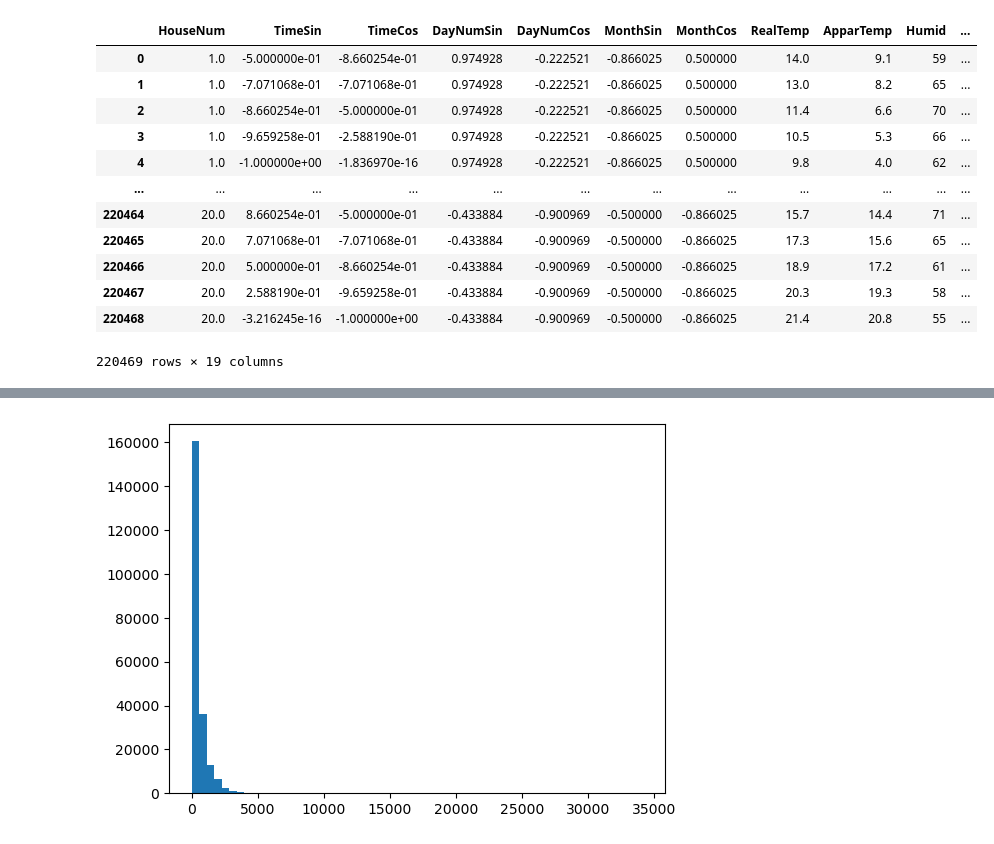
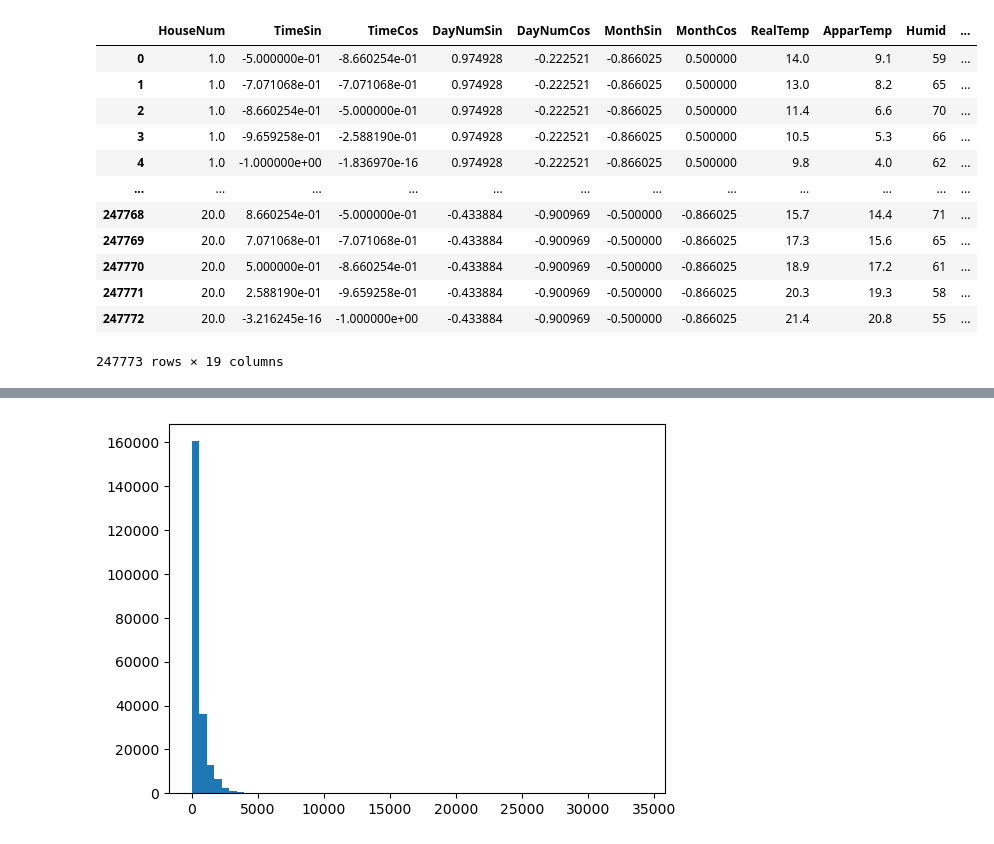
Before and after one commit to strangeman99/NILM_Dataset_Creator, a Jupyter notebook: NormalizeCombine.ipynb, the cells around one changed output, grey strips where cells are left out. Saved outputs shown, nothing was run; the diff lists cells and outputs as text; code cells hidden in the pictures.

```diff
--- a/NormalizeCombine.ipynb
+++ b/NormalizeCombine.ipynb
@@ -2,48 +2,47 @@
 import os
 import pandas as pd
 pd.options.display.max_columns = None
+from sklearn.preprocessing import OneHotEncoder
 
 # Input paths for the different data sets
-refit_input_path = r'C:\Users\nicho\OneDrive - The University of Western Ontario\Ecolux\Databases\REFIT\Regression Training Set'
+refit_input_path = r'C:\Users\nicho\OneDrive - The University of Western Ontario\Ecolux\Databases\REFIT\Completed With Meta'
 all_input_paths = [refit_input_path]
-
-output_path = r'C:\Users\nicho\OneDrive - The University of Western Ontario\Ecolux\Databases\Total Regression\allHouses.csv'
 
 # For combining the houses
 all_houses = []
 house_count = 1
 
 # Getting each dataset
 for path in all_input_paths:
     # Number of houses in the dataset
     num_houses = len([name for name in os.listdir(path) if os.path.isfile(os.path.join(path, name))])
 
     # Go through all houses
     for house_id in range(1, num_houses + 1):
         # Read csv and add to houses list
         house_path = path + '\\house' + str(house_id) + '.csv'
         house_df = pd.read_csv(house_path)
 
         # Putting an arbitrary house number
         house_df.insert(0, 'HouseNum', float(house_count))
 
         # Add it to the houses list
         all_houses.append(house_df)
         house_count += 1
 
 combined_df = pd.concat(all_houses, ignore_index=True)
 combined_df
 # %% [output]
 |  | HouseNum | TimeSin | TimeCos | DayNumSin | DayNumCos | MonthSin | MonthCos | RealTemp | ApparTemp | Humid | ... |
 | 0 | 1.0 | -5.000000e-01 | -8.660254e-01 | 0.974928 | -0.222521 | -0.866025 | 0.500000 | 14.0 | 9.1 | 59 | ... |
 | 1 | 1.0 | -7.071068e-01 | -7.071068e-01 | 0.974928 | -0.222521 | -0.866025 | 0.500000 | 13.0 | 8.2 | 65 | ... |
 | 2 | 1.0 | -8.660254e-01 | -5.000000e-01 | 0.974928 | -0.222521 | -0.866025 | 0.500000 | 11.4 | 6.6 | 70 | ... |
 | 3 | 1.0 | -9.659258e-01 | -2.588190e-01 | 0.974928 | -0.222521 | -0.866025 | 0.500000 | 10.5 | 5.3 | 66 | ... |
 | 4 | 1.0 | -1.000000e+00 | -1.836970e-16 | 0.974928 | -0.222521 | -0.866025 | 0.500000 | 9.8 | 4.0 | 62 | ... |
 | ... | ... | ... | ... | ... | ... | ... | ... | ... | ... | ... | ... |
-| 220464 | 20.0 | 8.660254e-01 | -5.000000e-01 | -0.433884 | -0.900969 | -0.500000 | -0.866025 | 15.7 | 14.4 | 71 | ... |
-| 220465 | 20.0 | 7.071068e-01 | -7.071068e-01 | -0.433884 | -0.900969 | -0.500000 | -0.866025 | 17.3 | 15.6 | 65 | ... |
-| 220466 | 20.0 | 5.000000e-01 | -8.660254e-01 | -0.433884 | -0.900969 | -0.500000 | -0.866025 | 18.9 | 17.2 | 61 | ... |
-| 220467 | 20.0 | 2.588190e-01 | -9.659258e-01 | -0.433884 | -0.900969 | -0.500000 | -0.866025 | 20.3 | 19.3 | 58 | ... |
-| 220468 | 20.0 | -3.216245e-16 | -1.000000e+00 | -0.433884 | -0.900969 | -0.500000 | -0.866025 | 21.4 | 20.8 | 55 | ... |
+| 247768 | 20.0 | 8.660254e-01 | -5.000000e-01 | -0.433884 | -0.900969 | -0.500000 | -0.866025 | 15.7 | 14.4 | 71 | ... |
+| 247769 | 20.0 | 7.071068e-01 | -7.071068e-01 | -0.433884 | -0.900969 | -0.500000 | -0.866025 | 17.3 | 15.6 | 65 | ... |
+| 247770 | 20.0 | 5.000000e-01 | -8.660254e-01 | -0.433884 | -0.900969 | -0.500000 | -0.866025 | 18.9 | 17.2 | 61 | ... |
+| 247771 | 20.0 | 2.588190e-01 | -9.659258e-01 | -0.433884 | -0.900969 | -0.500000 | -0.866025 | 20.3 | 19.3 | 58 | ... |
+| 247772 | 20.0 | -3.216245e-16 | -1.000000e+00 | -0.433884 | -0.900969 | -0.500000 | -0.866025 | 21.4 | 20.8 | 55 | ... |
-220469 rows × 19 columns
+247773 rows × 19 columns
```
Also changed, not shown: parts of 29 cells of this notebook, 1 other file.
